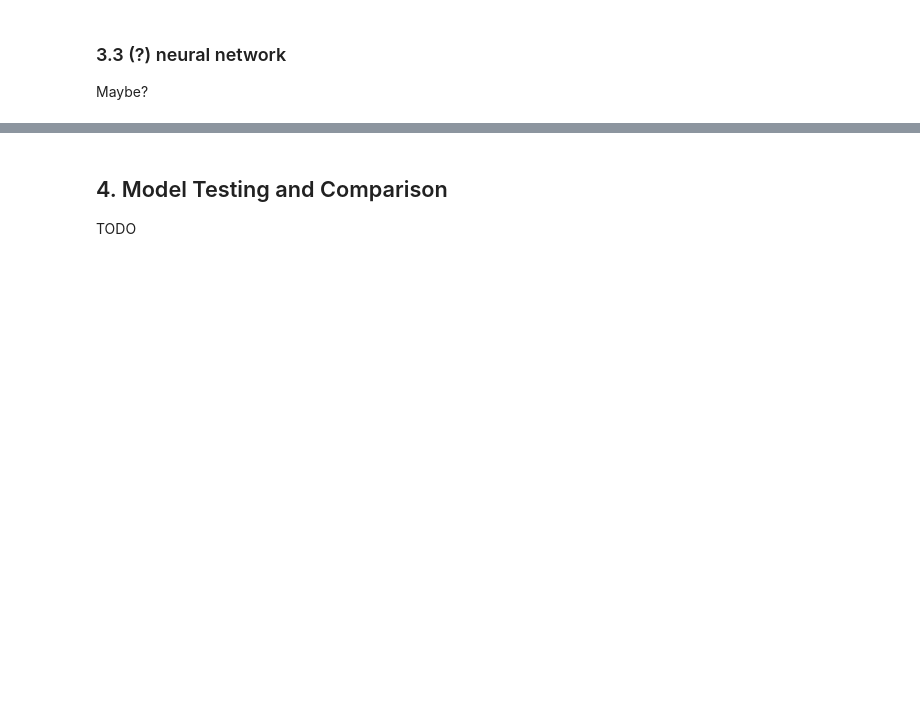
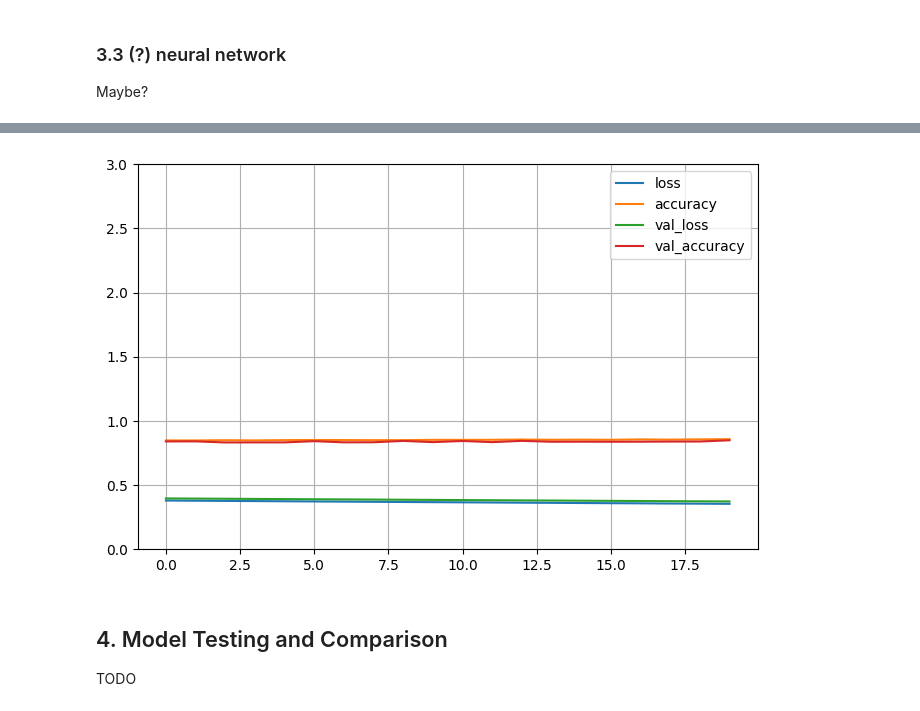
Before and after one commit to pzvol/CSNF301003GA, a Jupyter notebook: group_project/group_project.ipynb, the cells around one changed output, grey strips where cells are left out. Drawn from its saved outputs; the diff is of its cells as text; code cells hidden in the pictures; blank space fills up the shorter version.

```diff
--- a/group_project/group_project.ipynb
+++ b/group_project/group_project.ipynb
@@ -247,3 +259,17 @@ TODO
 ### 3.3 (?) neural network
 
 Maybe?
+# %%
+from tensorflow import keras
+
+keras.backend.clear_session()
+
+model = keras.models.Sequential([
+    keras.layers.InputLayer(input_shape=[train_X.shape[1]]),
+    keras.layers.Dense(300, activation="relu", kernel_initializer='he_normal'),
+    keras.layers.Dense(300, activation="relu", kernel_initializer='he_normal'),
+    keras.layers.Dense(3, activation="softmax")
+])
+
+print(model.summary())
+print(model.output_shape)
@@ -249,0 +293,17 @@ Maybe?
+# %%
+opt = keras.optimizers.SGD(learning_rate=1e-3)
+model.compile(loss='categorical_crossentropy',
+              optimizer=opt,
+              metrics=['accuracy'])
+# %%
+temp_train_y = pd.DataFrame(train_y, columns=['country'])
+temp_train_y = pd.factorize(temp_train_y['country'])[0]
+train_X_nn, validate_X, train_y_nn, validate_y = train_test_split(train_X, temp_train_y)
+
+train_y_nn = keras.utils.to_categorical(train_y_nn, 3).astype('int32')
+validate_y = keras.utils.to_categorical(validate_y, 3).astype('int32')
+
+print(train_X_nn.shape)
+print(validate_X.shape)
+print(train_y_nn.shape)
+print(validate_y.shape)
@@ -249,0 +315,3 @@ Maybe?
+# %%
+history = model.fit(train_X_nn, train_y_nn, epochs=20,
+                    validation_data=(validate_X, validate_y))
@@ -250,3 +336,10 @@ Maybe?
+# %%
+pd.DataFrame(history.history).plot(figsize=(8, 5))
+plt.grid(True)
+plt.gca().set_ylim(0, 3)
+plt.show()
+# %% [output]
+[figure, added]
 # %% [markdown]
 ## 4. Model Testing and Comparison
 
```
Also changed, not shown: parts of 7 cells of this notebook.
